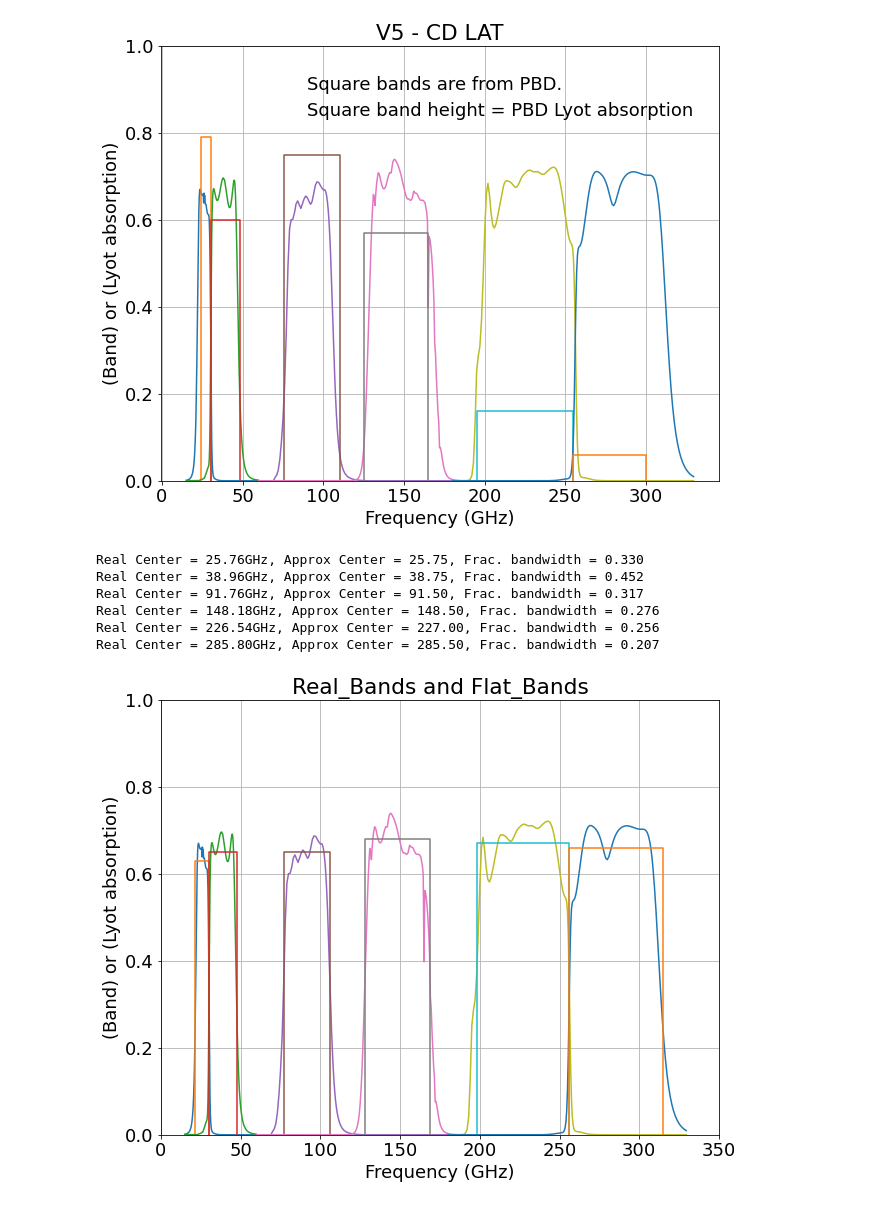
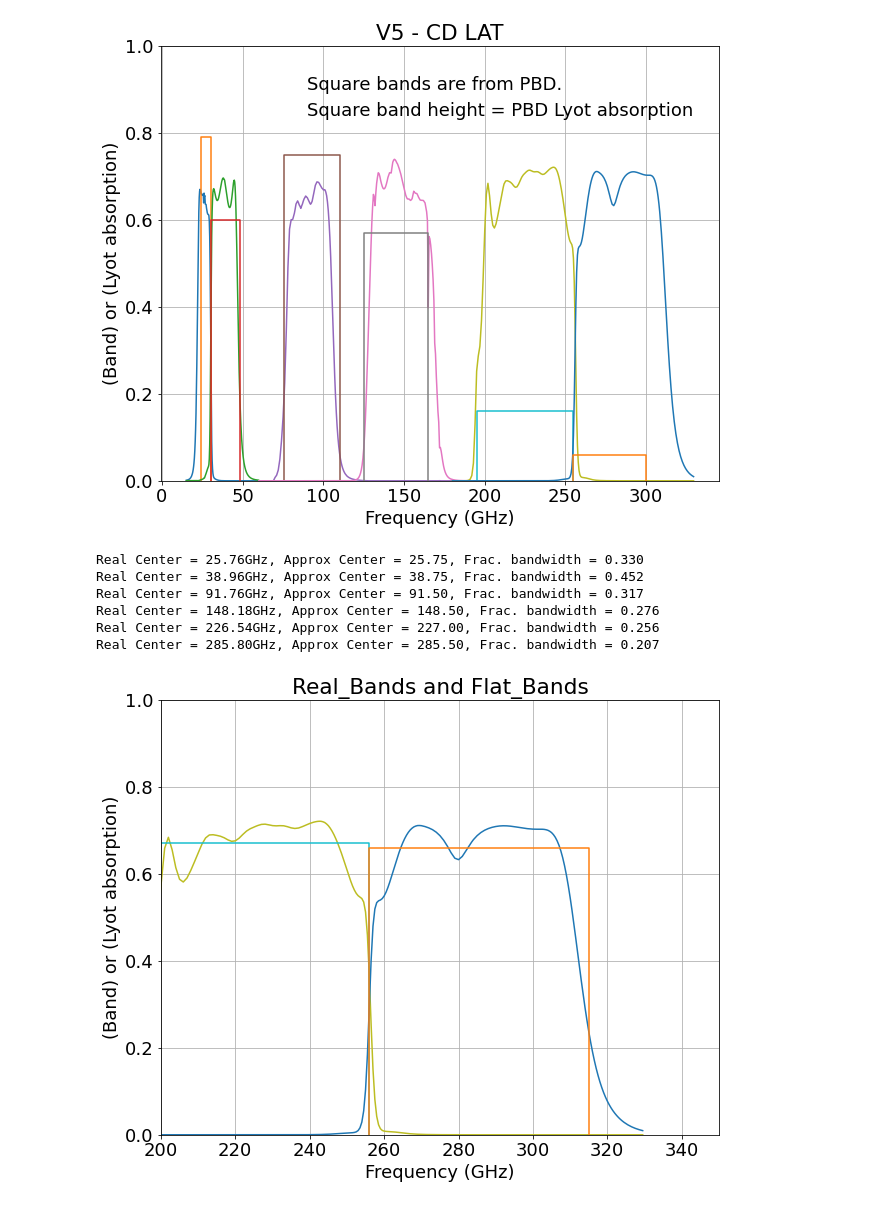
Before and after one commit to JohnRuhl/bolocalctools, a Jupyter notebook: BoloCalcNotebooks/PlotOptics.ipynb, the cells around one changed output. Cells and saved outputs as stored; diff of their text form; code cells hidden in the pictures.

```diff
--- a/BoloCalcNotebooks/PlotOptics.ipynb
+++ b/BoloCalcNotebooks/PlotOptics.ipynb
@@ -6,15 +6,15 @@ plt.rcParams.update({'font.size': 18})
 plt.rcParams['figure.figsize'] = [10, 8]
 # %%
 # Import unpack.py from the BoloCalc/src/ directory
-BoloCalcPath = 'BoloCalc/'
+BoloCalcPath = '/Users/ruhl/code/BoloCalc/'
 src_path = BoloCalcPath+'src'
 if src_path not in sys.path:
     sys.path.append(src_path)
 
-exp_dir = BoloCalcPath+'Experiments/Atacama/Real_Bands_20210115/'
+exp_dir = BoloCalcPath+'Experiments/CMB-S4/Atacama_CDLAT_RealBands_20210115/'
 #import unpack as up
 #unpack.unpack_parameter_vary(exp_dir, '20201106_15_44_43')
-Tel = 'CDLAT'
+Tel = 'LAT'
 # %%
 plotvals = {'LF':{'1':{},'2':{}},'MF':{'1':{},'2':{}},'UHF':{'1':{},'2':{}}}
 plotvals['LF']['1']['band_low']=24
@@ -93,35 +93,35 @@ for cam in ['LF','MF','UHF']:
         Bfreq,BandTrans = np.loadtxt(bandfile,unpack=True)
         nu_center_real = np.trapz(Bfreq*BandTrans,Bfreq)/np.trapz(BandTrans,Bfreq)
         plotvals[cam]['Band_trans']=BandTrans
         plotvals[cam]['Band_freq']=Bfreq
         plt.plot(Bfreq,BandTrans)
         x_sqbandvec = np.array([plotvals[cam][ch]['band_low'],plotvals[cam][ch]['band_low'],plotvals[cam][ch]['band_high'],plotvals[cam][ch]['band_high']])
         y_sqbandvec = np.array([0,plotvals[cam][ch]['det_eff'],plotvals[cam][ch]['det_eff'],0])
         plt.plot(x_sqbandvec,y_sqbandvec)
 
         nu_center =    (plotvals[cam][ch]['band_high']+plotvals[cam][ch]['band_low'])/2
         nu_bandwidth = (plotvals[cam][ch]['band_high']-plotvals[cam][ch]['band_low'])
         frac_bandwidth = nu_bandwidth/nu_center
 
         print('Real Center = {0:3.2f}GHz, Approx Center = {1:3.2f}, Frac. bandwidth = {2:3.3f}'.format(nu_center_real,nu_center,frac_bandwidth))
 
 
 plt.ylim(0,1)
-plt.xlim(0,350)
+plt.xlim(200,350)
 plt.xlabel('Frequency (GHz)')
 plt.ylabel('(Band) or (Lyot absorption)')
 #plt.text(20,0.9,'Flat_Bands are approximations by eye to Real_Bands.')
 #plt.text(90,0.84,'Square band height = PBD Lyot absorption')
 plt.title('Real_Bands and Flat_Bands')
 plt.grid()
 # %% [output]
 Real Center = 25.76GHz, Approx Center = 25.75, Frac. bandwidth = 0.330
 Real Center = 38.96GHz, Approx Center = 38.75, Frac. bandwidth = 0.452
 Real Center = 91.76GHz, Approx Center = 91.50, Frac. bandwidth = 0.317
 Real Center = 148.18GHz, Approx Center = 148.50, Frac. bandwidth = 0.276
 Real Center = 226.54GHz, Approx Center = 227.00, Frac. bandwidth = 0.256
 Real Center = 285.80GHz, Approx Center = 285.50, Frac. bandwidth = 0.207
-[figure, old version]
+[figure, new version]
 # %%
 for cam in ['LF','MF','UHF']:
     filterfile = exp_dir+Tel+'/'+cam+'/config/Bands/Optics/LowPass_Reflection.txt'
```
Also changed, not shown: parts of 2 cells of this notebook, 3 other files.
